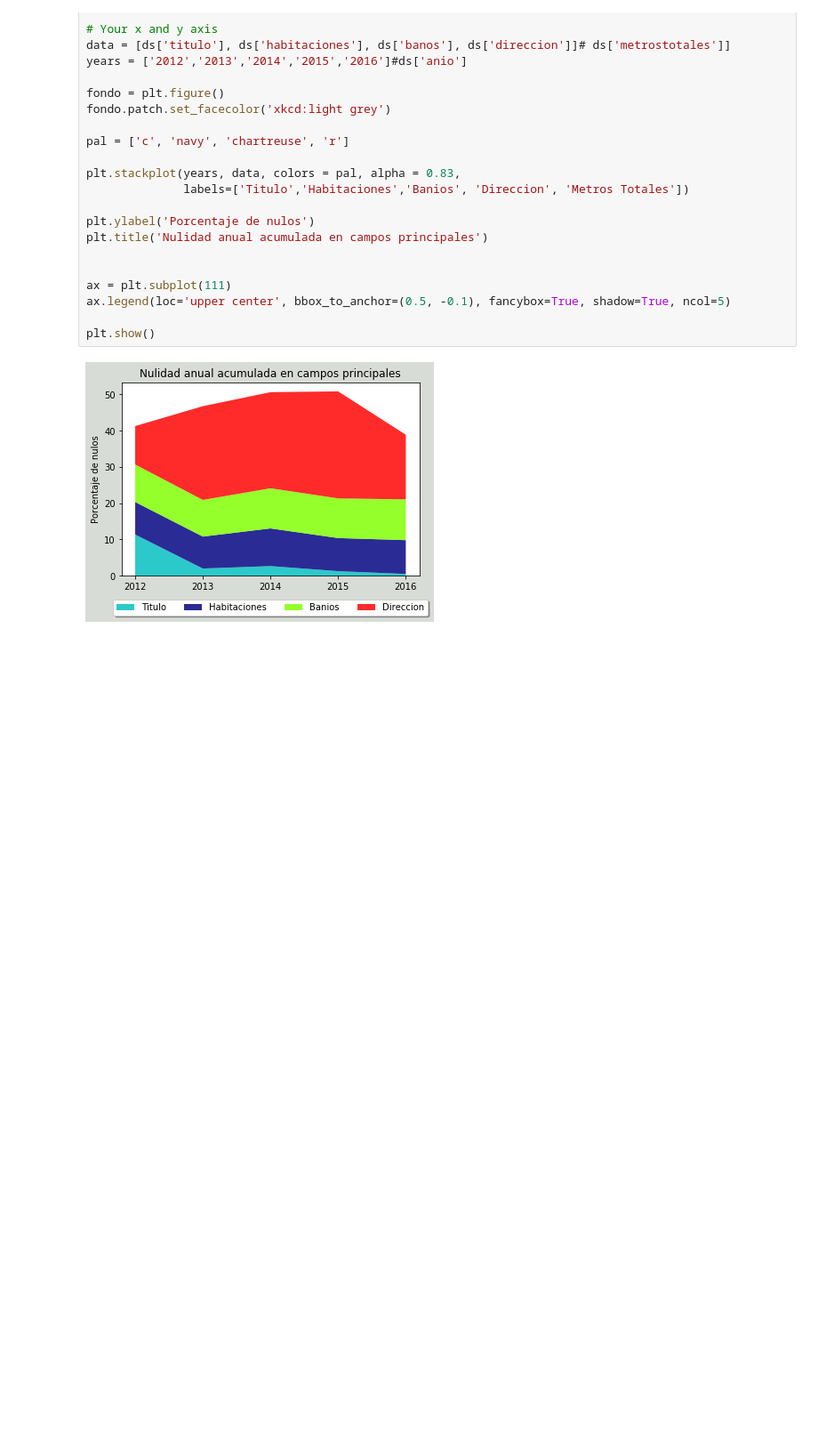
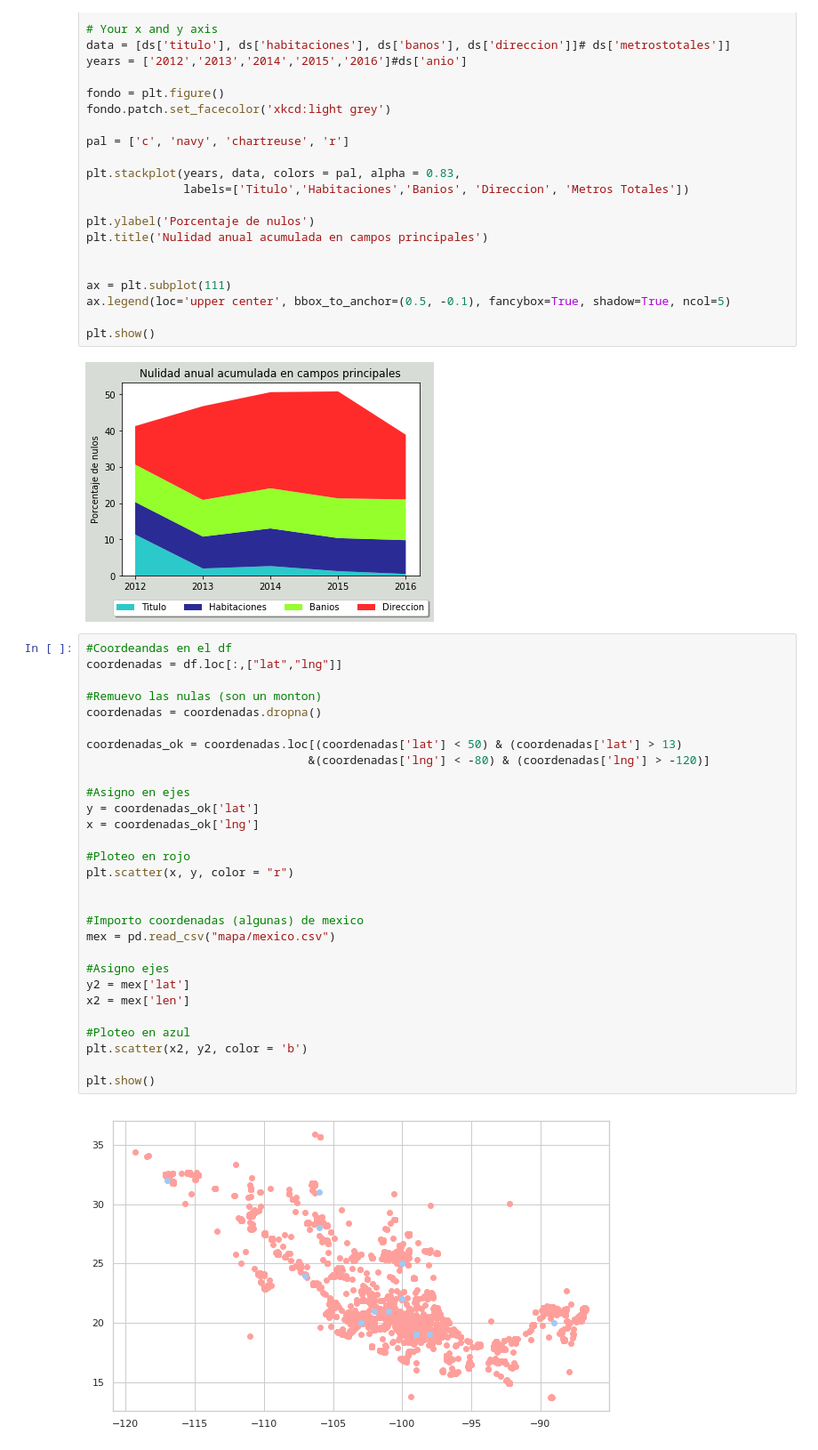
Before and after one commit to lorenzolgz/orgadatostp1, a Jupyter notebook: Análisis_Lolo.ipynb, the cells around one changed output. Shown at 89% size. Cells and saved outputs as stored; diff of their text form; blank space fills up the shorter version.

Commit message:
Analisis de Coordenadas

```diff
--- a/Análisis_Lolo.ipynb
+++ b/Análisis_Lolo.ipynb
@@ -242,3 +242,34 @@ ax.legend(loc='upper center', bbox_to_anchor=(0.5, -0.1), fancybox=True, shadow=
 plt.show()
 # %% [output]
 [figure]
+# %%
+#Coordeandas en el df
+coordenadas = df.loc[:,["lat","lng"]]
+
+#Remuevo las nulas (son un monton)
+coordenadas = coordenadas.dropna()
+
+coordenadas_ok = coordenadas.loc[(coordenadas['lat'] < 50) & (coordenadas['lat'] > 13)
+                                &(coordenadas['lng'] < -80) & (coordenadas['lng'] > -120)]
+
+#Asigno en ejes
+y = coordenadas_ok['lat']
+x = coordenadas_ok['lng']
+
+#Ploteo en rojo
+plt.scatter(x, y, color = "r")
+
+
+#Importo coordenadas (algunas) de mexico
+mex = pd.read_csv("mapa/mexico.csv")
+
+#Asigno ejes
+y2 = mex['lat']
+x2 = mex['len']
+
+#Ploteo en azul
+plt.scatter(x2, y2, color = 'b')
+
+plt.show()
+# %% [output]
+[figure, added]
```
Also changed, not shown: 1 other file.
